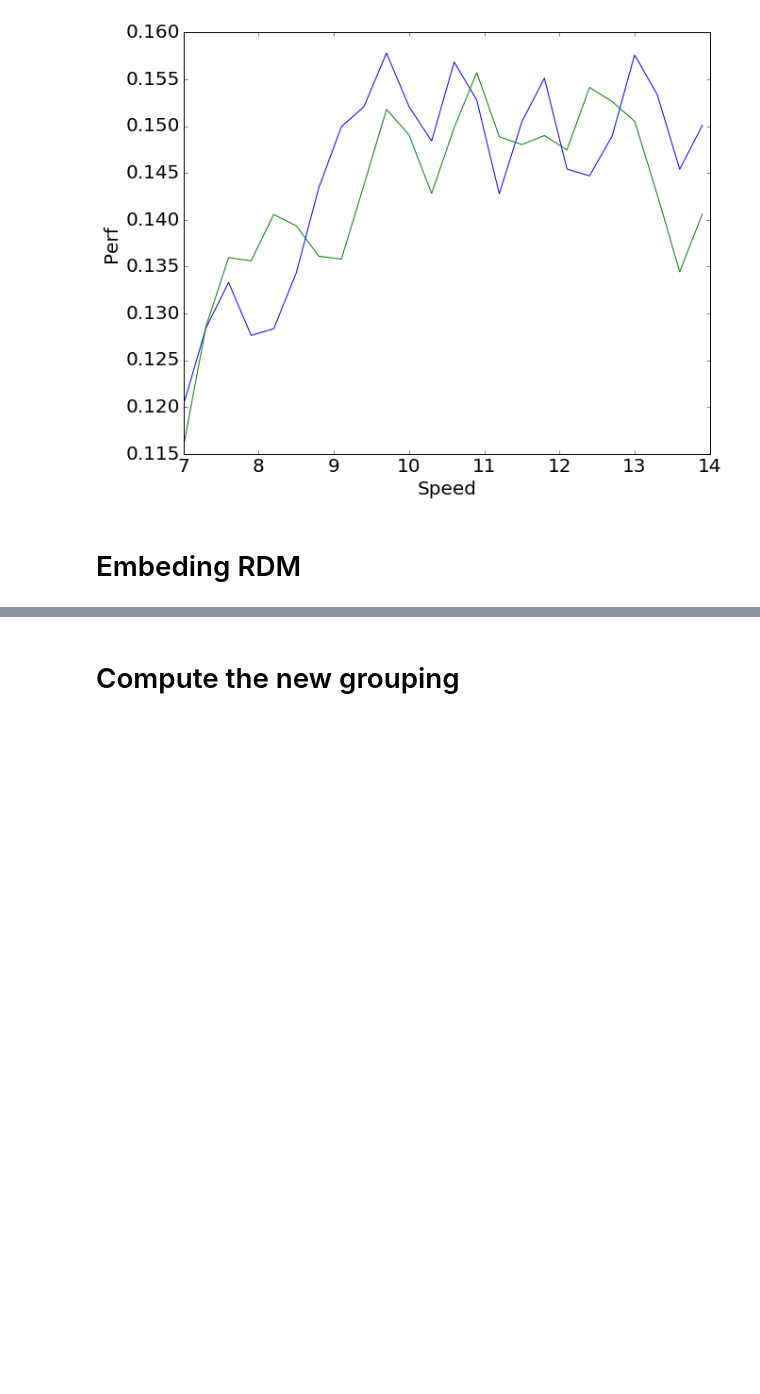
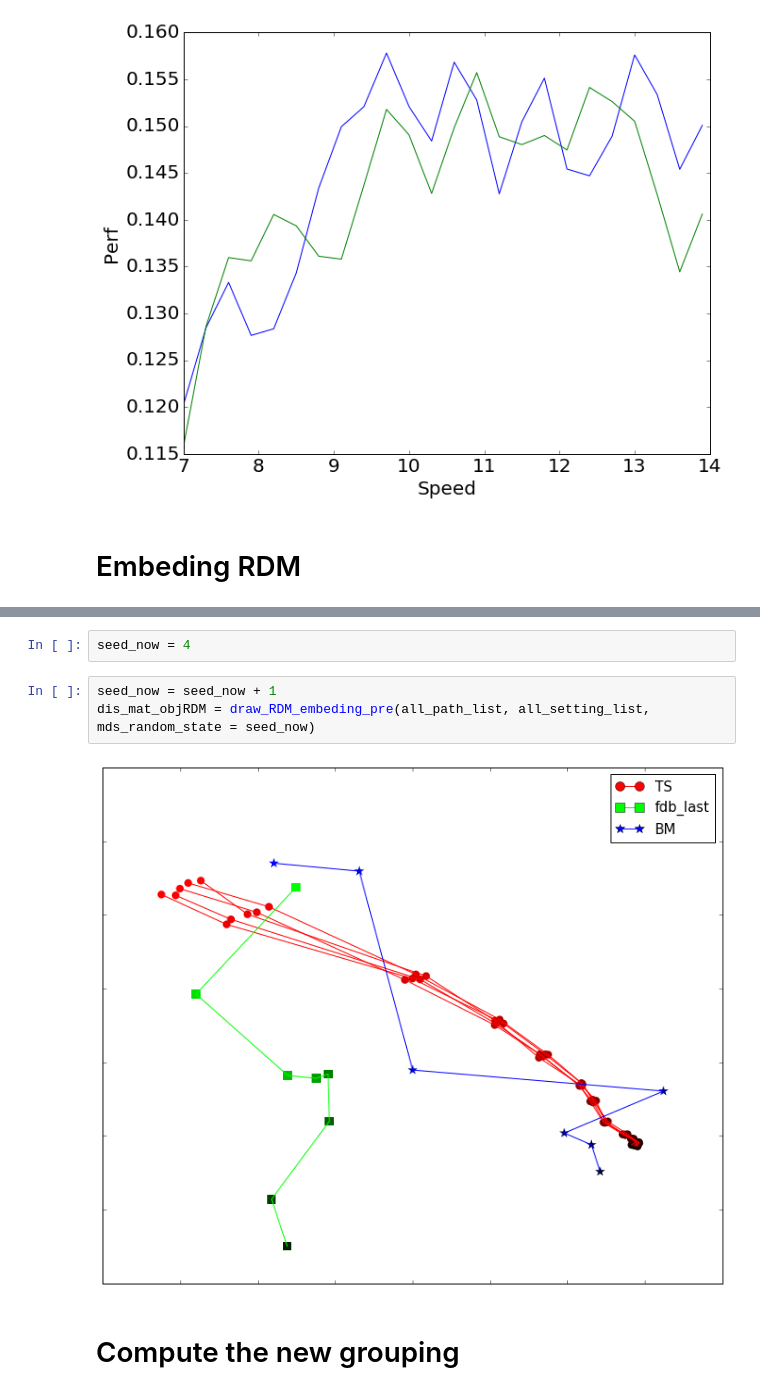
Before and after one commit to neuroailab/barrel, a Jupyter notebook: ipython_note_anlys/Response_analysis.ipynb, the cells around one changed output, grey strips where cells are left out. Drawn from its saved outputs; the diff is of its cells as text; blank space fills up the shorter version.

```diff
--- a/ipython_note_anlys/Response_analysis.ipynb
+++ b/ipython_note_anlys/Response_analysis.ipynb
@@ -841,3 +1007,10 @@ draw_RDM_embeding([temp_spa_path_list, fdb_path_list], [temp_spa_setting, fdb_se
+# %%
+seed_now = 4
+# %%
+seed_now = seed_now + 1
+dis_mat_objRDM = draw_RDM_embeding_pre(all_path_list, all_setting_list, mds_random_state = seed_now)
+# %% [output]
+[figure, added]
 # %% [markdown]
 # Compute the new grouping
 # %%
```
Also changed, not shown: parts of 12 cells of this notebook.
